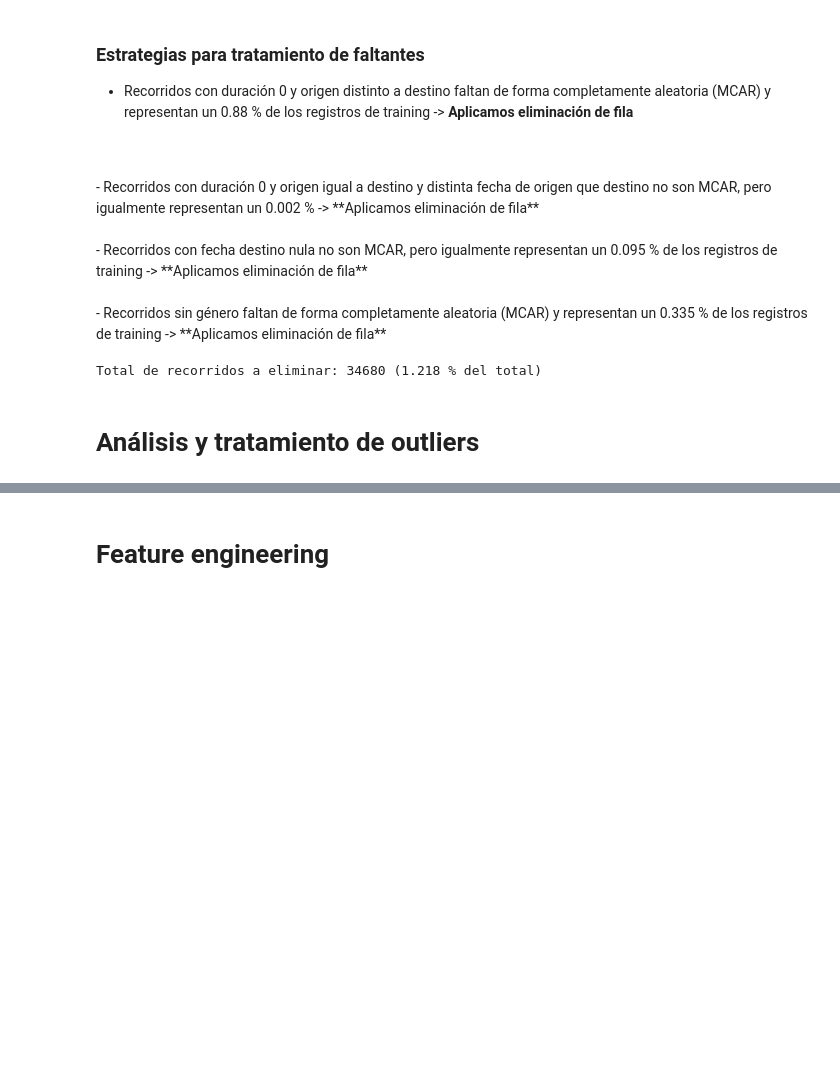
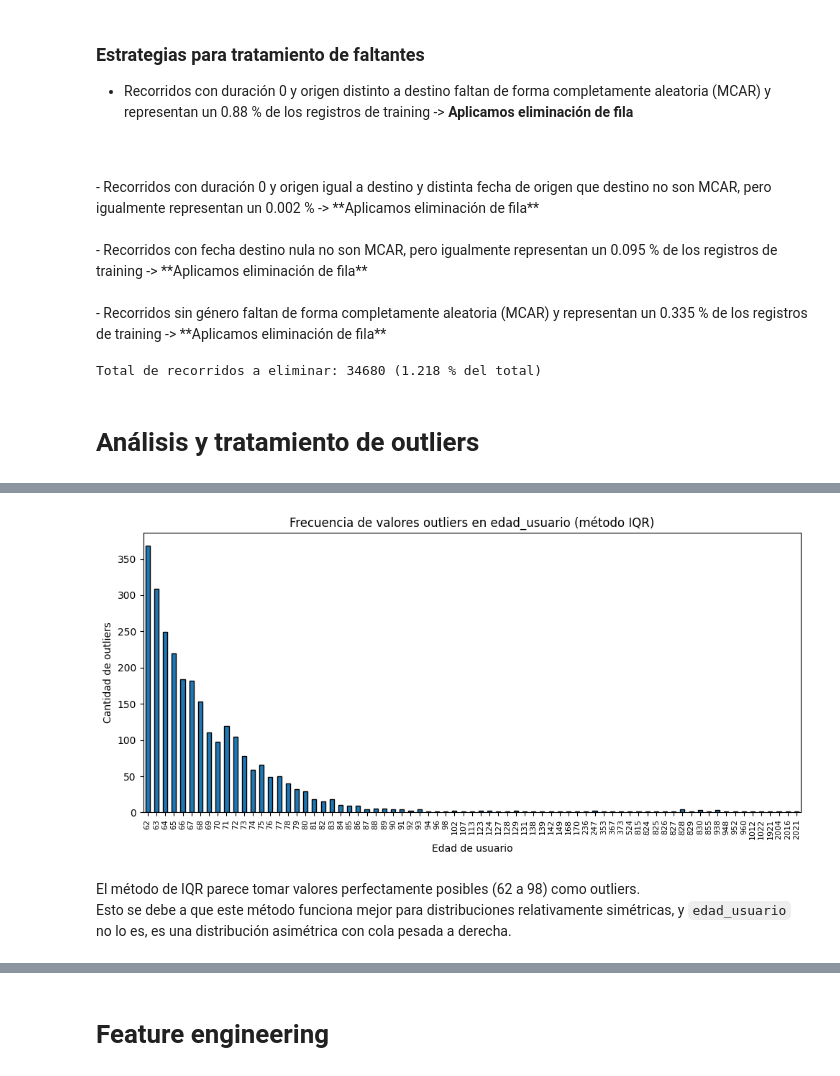
Before and after one commit to ArielMatC/ceia-andd-g2, a Jupyter notebook: data_analysis.ipynb, the cells around one changed output, grey strips where cells are left out. Saved outputs shown, nothing was run; the diff lists cells and outputs as text; code cells hidden in the pictures; blank space fills up the shorter version.

```diff
--- a/data_analysis.ipynb
+++ b/data_analysis.ipynb
@@ -1108,0 +1176,14 @@ Total de recorridos a eliminar: 34680 (1.218 % del total)
+# %%
+plt.figure(figsize=(10, 5))
+outliers['edad_usuario'].value_counts().sort_index().plot(kind='bar', edgecolor='black')
+plt.title('Frecuencia de valores outliers en edad_usuario (método IQR)')
+plt.xlabel('Edad de usuario')
+plt.ylabel('Cantidad de outliers')
+plt.xticks(rotation=90, fontsize=8)
+plt.tight_layout()
+plt.show()
+# %% [output]
+[figure, added]
+# %% [markdown]
+El método de IQR parece tomar valores perfectamente posibles (62 a 98) como outliers.<br>
+Esto se debe a que este método funciona mejor para distribuciones relativamente simétricas, y `edad_usuario` no lo es, es una distribución asimétrica con cola pesada a derecha.
```
Also changed, not shown: parts of 16 cells of this notebook, 2 other files.
